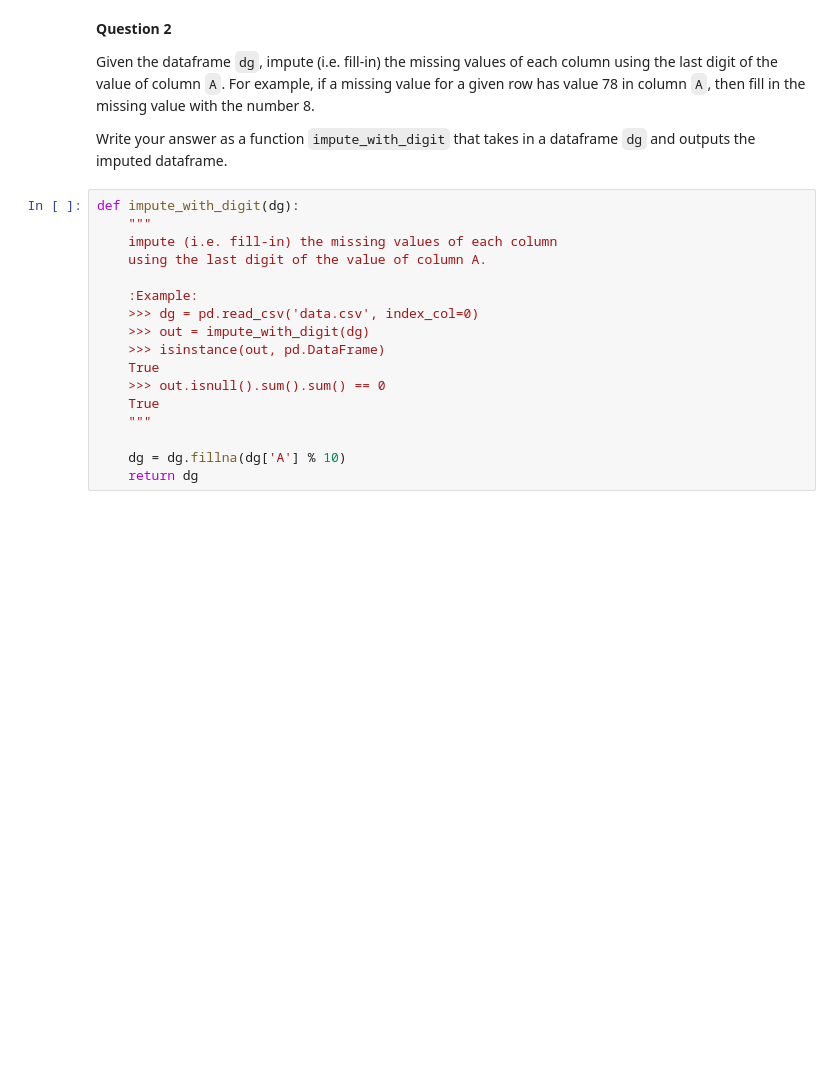
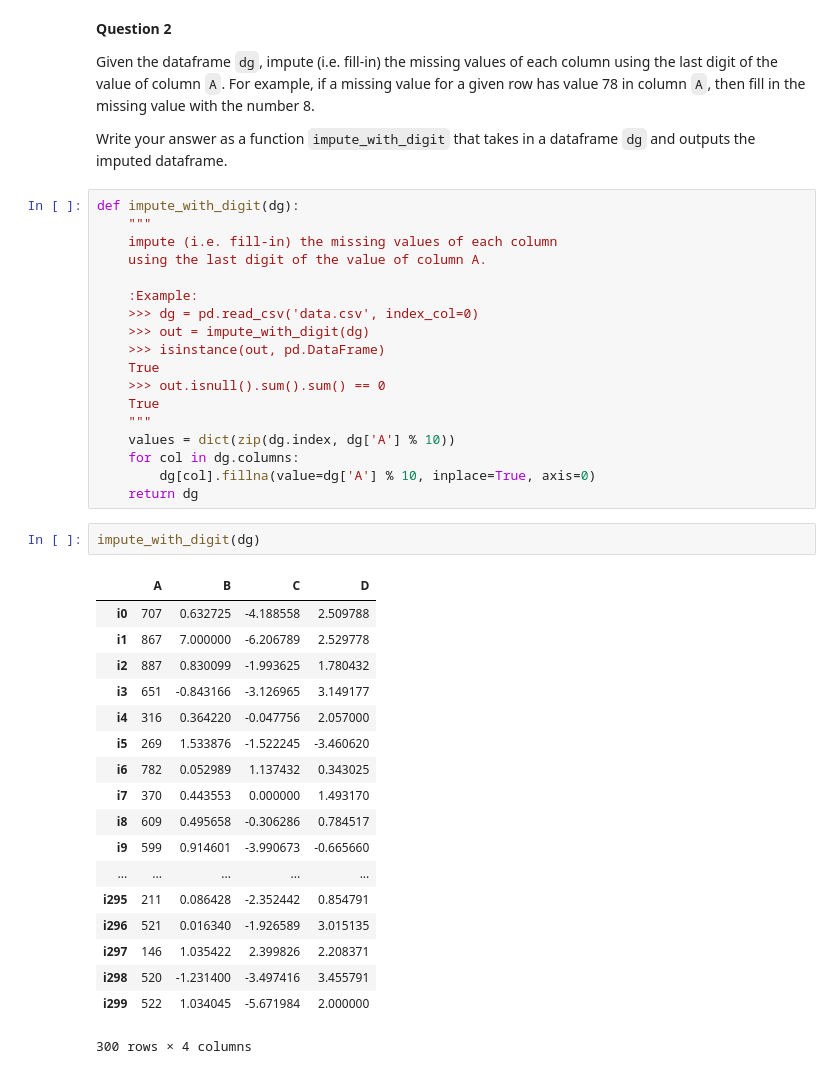
Before and after one commit to AECassAWei/dsc80-wi20, a Jupyter notebook: discussions/05/Discussion 05.ipynb, the cells around one changed output. Drawn from its saved outputs; the diff is of its cells as text; blank space fills up the shorter version.

```diff
--- a/discussions/05/Discussion 05.ipynb
+++ b/discussions/05/Discussion 05.ipynb
@@ -564,6 +582,28 @@ def impute_with_digit(dg):
     >>> out.isnull().sum().sum() == 0
     True
     """
-
-    dg = dg.fillna(dg['A'] % 10)
+    values = dict(zip(dg.index, dg['A'] % 10))
+    for col in dg.columns:
+        dg[col].fillna(value=dg['A'] % 10, inplace=True, axis=0)
     return dg
+# %%
+impute_with_digit(dg)
+# %% [output]
+|  | A | B | C | D |
+| i0 | 707 | 0.632725 | -4.188558 | 2.509788 |
+| i1 | 867 | 7.000000 | -6.206789 | 2.529778 |
+| i2 | 887 | 0.830099 | -1.993625 | 1.780432 |
+| i3 | 651 | -0.843166 | -3.126965 | 3.149177 |
+| i4 | 316 | 0.364220 | -0.047756 | 2.057000 |
+| i5 | 269 | 1.533876 | -1.522245 | -3.460620 |
+| i6 | 782 | 0.052989 | 1.137432 | 0.343025 |
+| i7 | 370 | 0.443553 | 0.000000 | 1.493170 |
+| i8 | 609 | 0.495658 | -0.306286 | 0.784517 |
+| i9 | 599 | 0.914601 | -3.990673 | -0.665660 |
+| ... | ... | ... | ... | ... |
+| i295 | 211 | 0.086428 | -2.352442 | 0.854791 |
+| i296 | 521 | 0.016340 | -1.926589 | 3.015135 |
+| i297 | 146 | 1.035422 | 2.399826 | 2.208371 |
+| i298 | 520 | -1.231400 | -3.497416 | 3.455791 |
+| i299 | 522 | 1.034045 | -5.671984 | 2.000000 |
+300 rows × 4 columns
```
Also changed, not shown: parts of 4 cells of this notebook, 1 other file.
